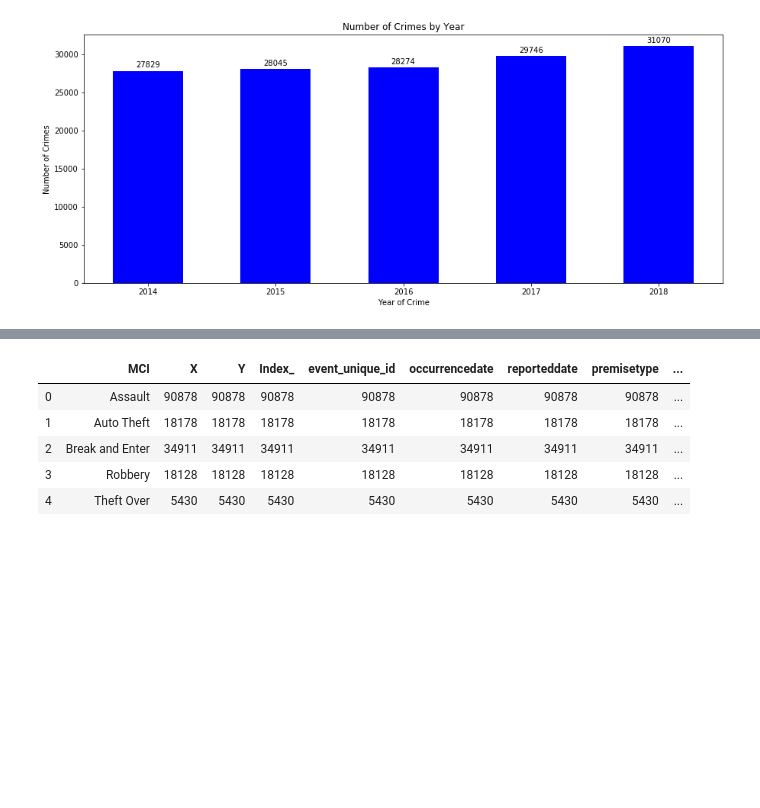
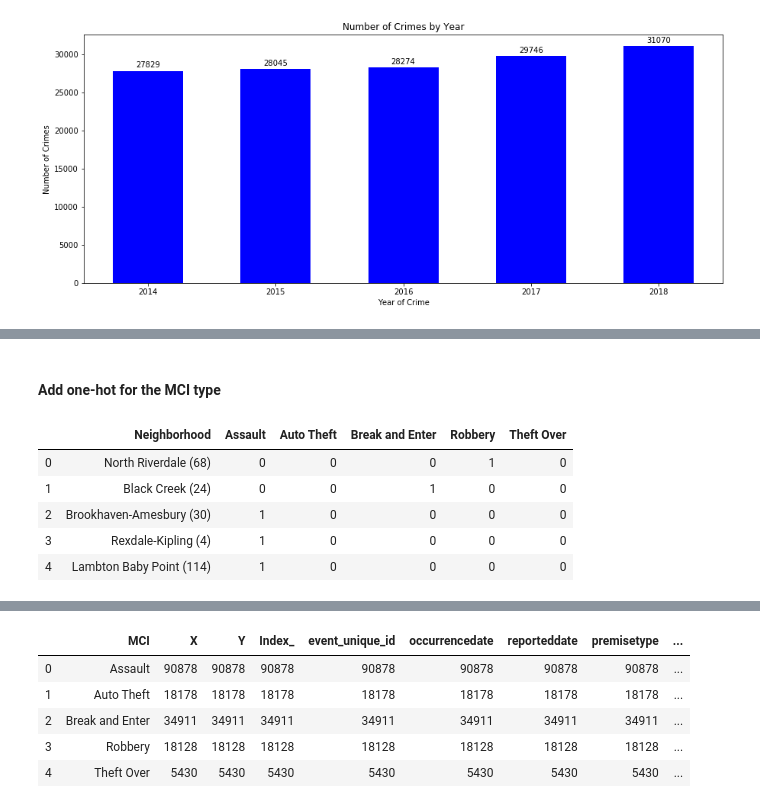
Before and after one commit to jboyce95/Coursera-IBM-DS-Capstone_Wk4-5, a Jupyter notebook: Coursera_Capstone_Toronto_Wk4-5.ipynb, the cells around one changed output, grey strips where cells are left out. Saved outputs shown, nothing was run; the diff lists cells and outputs as text; code cells hidden in the pictures; blank space fills up the shorter version.

Commit message:
added onehot for kmeans analysis

```diff
--- a/Coursera_Capstone_Toronto_Wk4-5.ipynb
+++ b/Coursera_Capstone_Toronto_Wk4-5.ipynb
@@ -1430,0 +1467,4 @@ temp_junk
+# %%
+#remove categorical variables (and/or only select targeted columns for new df)
+toronto_crime_scrub_4kmeans = toronto_crime_scrub[['MCI','Neighbourhood','Lat','Long']]
+toronto_crime_scrub_4kmeans.head()
@@ -1430,0 +1478,21 @@ temp_junk
+# %% [markdown]
+#### Add one-hot for the MCI type
+# %%
+# one hot encoding
+toronto_crime_scrub_4kmeans_onehot = pd.get_dummies(toronto_crime_scrub_4kmeans[['MCI']], prefix="", prefix_sep="")
+
+# add PostalCode column back to dataframe
+toronto_crime_scrub_4kmeans_onehot['Neighborhood'] = toronto_crime_scrub['Neighbourhood']
+
+# move Neighborhood column to the first column
+fixed_columns = [toronto_crime_scrub_4kmeans_onehot.columns[-1]] + list(toronto_crime_scrub_4kmeans_onehot.columns[:-1])
+toronto_crime_scrub_4kmeans_onehot = toronto_crime_scrub_4kmeans_onehot[fixed_columns]
+
+toronto_crime_scrub_4kmeans_onehot.head()
+# %% [output]
+|  | Neighborhood | Assault | Auto Theft | Break and Enter | Robbery | Theft Over |
+| 0 | North Riverdale (68) | 0 | 0 | 0 | 1 | 0 |
+| 1 | Black Creek (24) | 0 | 0 | 1 | 0 | 0 |
+| 2 | Brookhaven-Amesbury (30) | 1 | 0 | 0 | 0 | 0 |
+| 3 | Rexdale-Kipling (4) | 1 | 0 | 0 | 0 | 0 |
+| 4 | Lambton Baby Point (114) | 1 | 0 | 0 | 0 | 0 |
```
Also changed, not shown: parts of 62 cells of this notebook.
